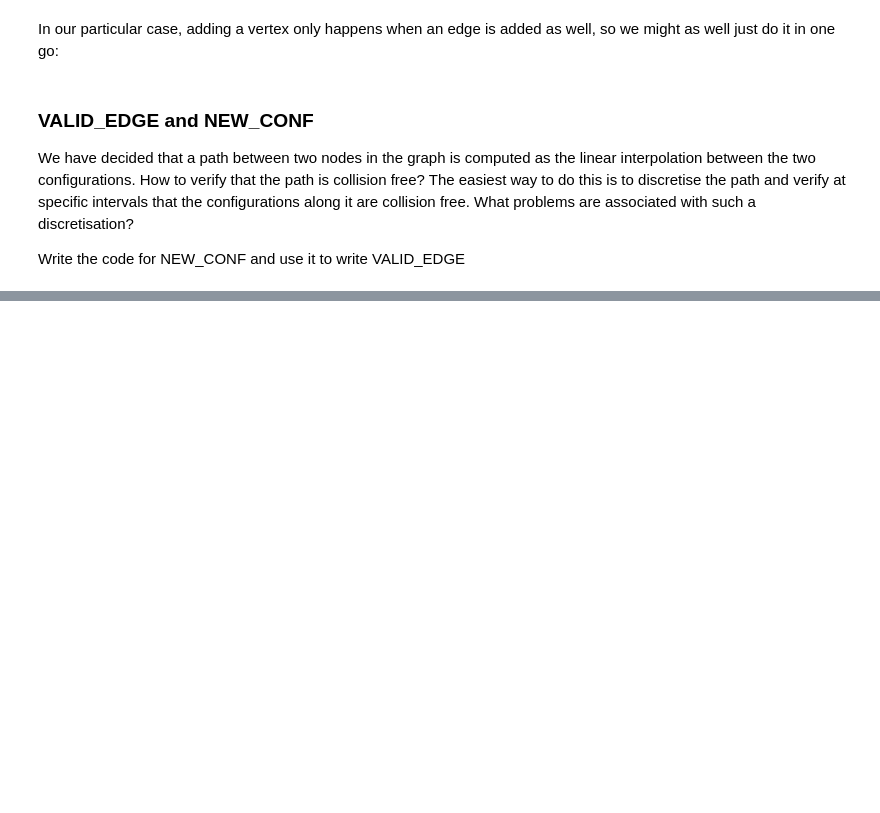
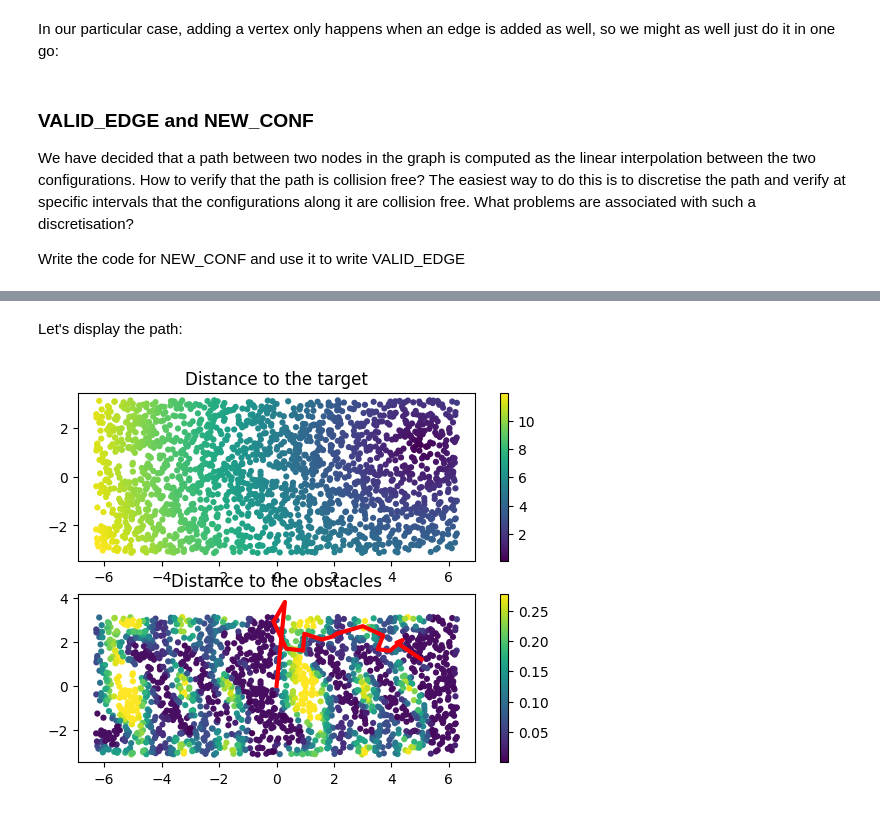
Before and after one commit to ediaro23/tutorials, a Jupyter notebook: 3_rrt.ipynb, the cells around one changed output, grey strips where cells are left out. Drawn from its saved outputs; the diff is of its cells as text; code cells hidden in the pictures; blank space fills up the shorter version.

```diff
--- a/3_rrt.ipynb
+++ b/3_rrt.ipynb
@@ -147,6 +151,7 @@ def VALID_EDGE(q_near,q_goal,discretisationsteps):
     #TODO
     return False
 # %%
+# %load tp3/generated/rrt_new_conf_valid_edge
 def lerp(q0,q1,t):
     return q0 * (1 - t) + q1 * t
 
@@ -168,4 +173,4 @@ def NEW_CONF(q_near,q_rand,discretisationsteps, delta_q = None):
 
 
 def VALID_EDGE(q_new,q_goal,discretisationsteps):
-    return np.linalg.norm(q_goal -NEW_CONF(q_new, q_goal,discretisationsteps)) < 1
+    return np.linalg.norm(q_goal -NEW_CONF(q_new, q_goal,discretisationsteps)) < 1e-3
@@ -173,0 +192,18 @@ We now simply have to write the code equivalent to the pseudo code
+# %%
+def rrt(q_init, q_goal, k, delta_q):
+    G = [(None,q_init)]
+    for _ in range(k):
+        q_rand = RAND_CONF()
+        q_near_index = NEAREST_VERTEX(G,q_rand)
+        q_near = G[q_near_index][1]
+        q_new = NEW_CONF(q_near,q_rand,discretisationsteps_newconf, delta_q = None)
+        ADD_EDGE_AND_VERTEX(G,q_near_index,q_new)
+        if VALID_EDGE(q_new,q_goal,discretisationsteps_validedge):
+            print ("Path found!")
+            ADD_EDGE_AND_VERTEX(G,len(G)-1,q_goal)
+            return G, True
+    print("path not found")
+    return G, False
+
+
+G, foundpath = rrt(q_init, q_goal, k, delta_q)
@@ -173,0 +218,12 @@ We now simply have to write the code equivalent to the pseudo code
+# %%
+def getpath(G):
+    path = []
+    node = G[-1]
+    while node[0] is not None:
+        path = [node[1]] + path
+        node = G[node[0]]
+    path = [G[0][1]] + path
+    return path
+
+
+path = foundpath and getpath(G) or []
@@ -173,0 +315,12 @@ We now simply have to write the code equivalent to the pseudo code
+# %% [markdown]
+Let's display the path:
+# %%
+def plotpaths(paths, colors = ['r','c']):
+    plotConfigurationSpace(hcol,hfree)
+    for path, color in zip(paths,colors):
+        patharray = np.array(path)
+        plt.plot(patharray[:,0],patharray[:,1],color,lw=3)
+
+plotpaths([path])
+# %% [output]
+[figure, added]
```
Also changed, not shown: parts of 24 cells of this notebook, 3 other files.
